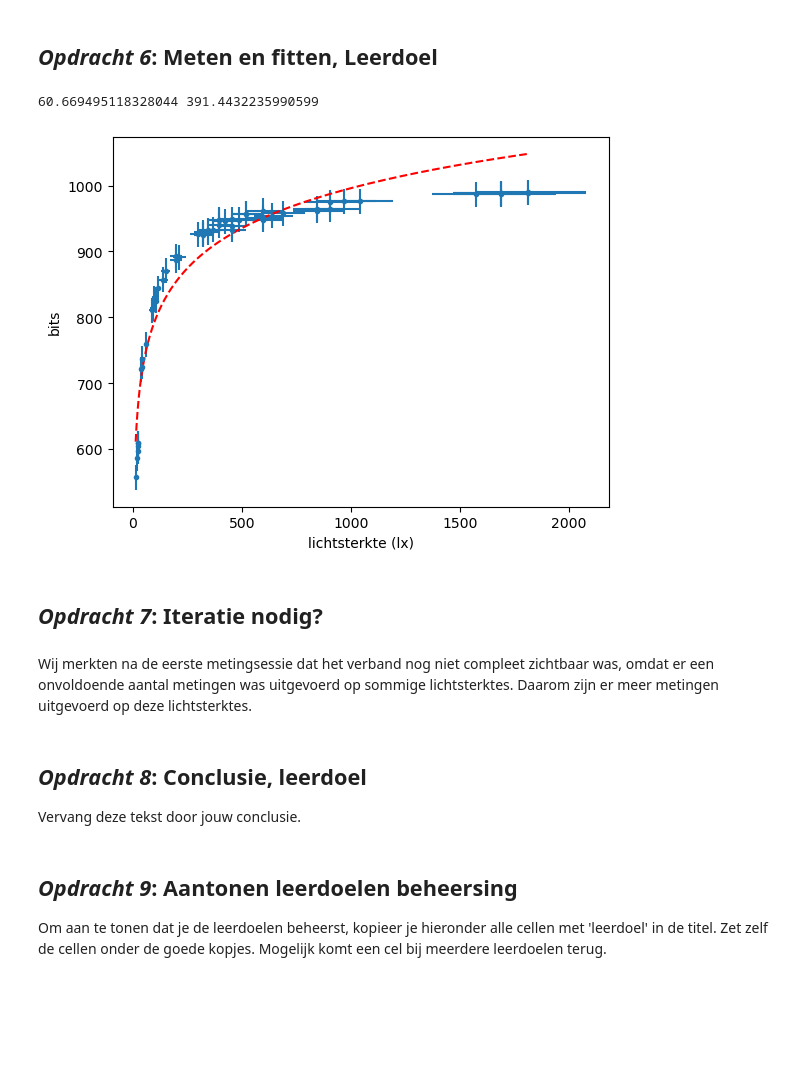
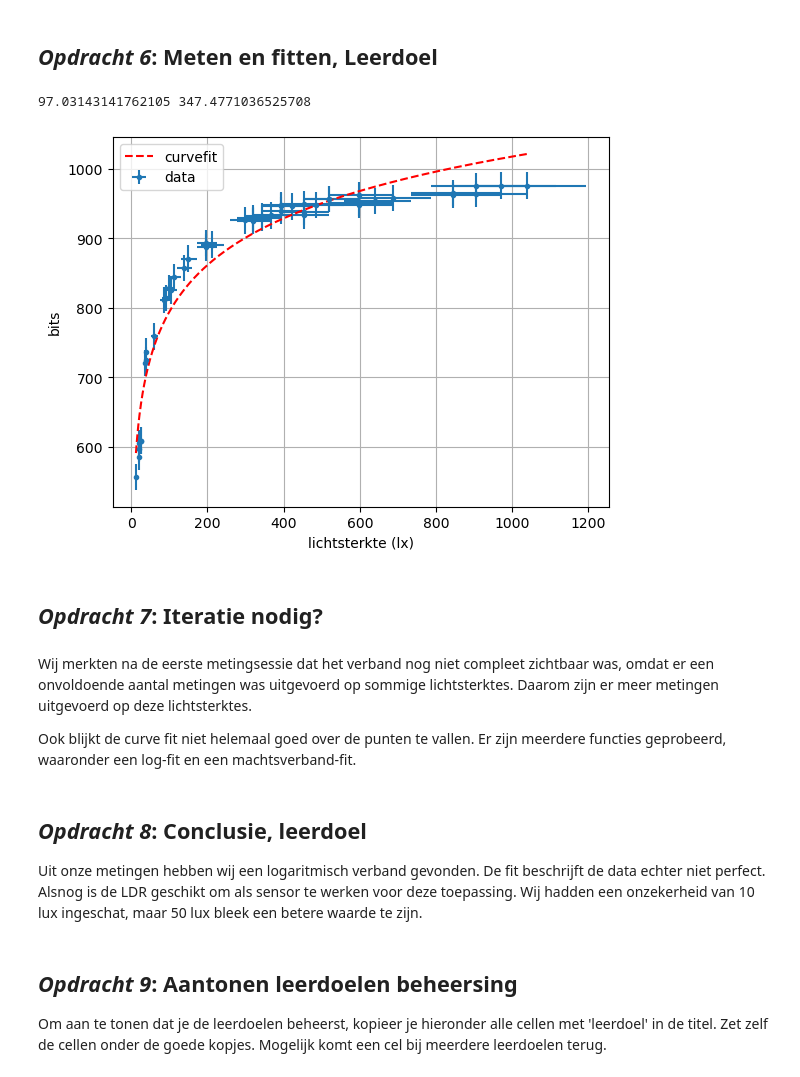
Before and after one commit to HugoRuttenTU/opdrachten-DEF-D, a Jupyter notebook: FysiekeOntwerpopdrachten/1KalibreerEenSensorDigitaalAnaloog/DEFOntwerpopdracht1KalibreerEenSensorInvulTemplate.ipynb, the cells around one changed output. Drawn from its saved outputs; the diff is of its cells as text; code cells hidden in the pictures; blank space fills up the shorter version.

```diff
--- a/FysiekeOntwerpopdrachten/1KalibreerEenSensorDigitaalAnaloog/DEFOntwerpopdracht1KalibreerEenSensorInvulTemplate.ipynb
+++ b/FysiekeOntwerpopdrachten/1KalibreerEenSensorDigitaalAnaloog/DEFOntwerpopdracht1KalibreerEenSensorInvulTemplate.ipynb
@@ -84,47 +90,52 @@ Bij 1 en 2 staan de eerste versies van onze opstelling. De lichtmeter en de ldr
 import numpy as np
 import matplotlib.pyplot as plt
 from scipy.optimize import curve_fit
-lichtsterkte = np.array([7.5,7.5,7.0,7.7,7.9,7.7,8.7,8.5,8.6,9.4,9.4,9.3,9.5,9.5,9.4,6.9,7.0,7.0,7.2,7.1,7.1,7.3,7.3,7.3,7.4,7.6,7.5,5.9,5.8,5.5,3.3,3.3,3.1,4.6,4.0,3.9,4.0,5.4,5.2,5.1,5.3,6.3,6.3,6.4,2.3,3.0,3.1,8.1,7.9,7.9,8.0,8.5,8.4,8.4 ]) #EV
+lichtsterkte = np.array([7.5,7.5,7.0,7.7,7.9,7.7,8.7,8.5,8.6,6.9,7.0,7.0,7.2,7.1,7.1,7.3,7.3,7.3,7.4,7.6,7.5,5.9,5.8,5.5,3.3,3.3,3.1,4.6,4.0,3.9,4.0,5.4,5.2,5.1,5.3,6.3,6.3,6.4,2.3,3.0,3.1,8.1,7.9,7.9,8.0,8.5,8.4,8.4 ]) #EV
 lux = 2.5*2**lichtsterkte
-bits = np.array([933,938,925,957,962,957,976,975,976,987,988,987,990,989,988,926,929,926,933,929,932,940,947,948,946,948,949,871,857,844,609,609,605,759,737,721,725,825,814,811,829,887,893,891,557,586,597,958,948,951,954,964,965,962   ])
+bits = np.array([933,938,925,957,962,957,976,975,976,926,929,926,933,929,932,940,947,948,946,948,949,871,857,844,609,609,605,759,737,721,725,825,814,811,829,887,893,891,557,586,597,958,948,951,954,964,965,962   ])
 # %%
 #onzekerheden
 u_EV = 0.2
 u_bits = 19
 
 #curve fit
 def fit(x,a,b):
-        return a*np.log2(x) + b
+        return a*np.log(x)+b
 
 popt, pcov = curve_fit(fit,lux,bits)
 xfit = np.linspace(min(lux), max(lux),1000)
 yfit = fit(xfit,*popt)
 
 #plot
 rel_error_high = 2**u_EV -1
 rel_error_low = -1/2**u_EV + 1
 
 lux_error_low = rel_error_low * lux
 lux_error_high = rel_error_high * lux
 
-plt.errorbar(lux, bits,xerr=[lux_error_low,lux_error_high],yerr = 19,fmt='.')
-plt.plot(xfit,yfit,'r--')
+plt.errorbar(lux, bits,xerr=[lux_error_low,lux_error_high],yerr = 19,fmt='.',label='data')
+plt.plot(xfit,yfit,'r--',label='curvefit')
 plt.xlabel('lichtsterkte (lx)')
 plt.ylabel('bits')
+#plt.xscale('log')
+plt.legend()
+plt.grid()
 plt.show
 
 print(*popt)
 # %% [output]
-60.669495118328044 391.4432235990599
+97.03143141762105 347.4771036525708
-[figure, old version]
+[figure, new version]
 # %% [markdown]
 ## *Opdracht 7*: Iteratie nodig?
 # %% [markdown]
 Wij merkten na de eerste metingsessie dat het verband nog niet compleet zichtbaar was, omdat er een onvoldoende aantal metingen was uitgevoerd op sommige lichtsterktes. Daarom zijn er meer metingen uitgevoerd op deze lichtsterktes.
+
+Ook blijkt de curve fit niet helemaal goed over de punten te vallen. Er zijn meerdere functies geprobeerd, waaronder een log-fit en een machtsverband-fit.
-# %% [markdown]
-## *Opdracht 8*: Conclusie, leerdoel
-
-Vervang deze tekst door jouw conclusie.
+# %% [markdown]
+## *Opdracht 8*: Conclusie, leerdoel
+
+Uit onze metingen hebben wij een logaritmisch verband gevonden. De fit beschrijft de data echter niet perfect. Alsnog is de LDR geschikt om als sensor te werken voor deze toepassing. Wij hadden een onzekerheid van 10 lux ingeschat, maar 50 lux bleek een betere waarde te zijn.
 # %% [markdown]
 ## *Opdracht 9*: Aantonen leerdoelen beheersing
 
```
Also changed, not shown: parts of 3 cells of this notebook, 1 other file.
